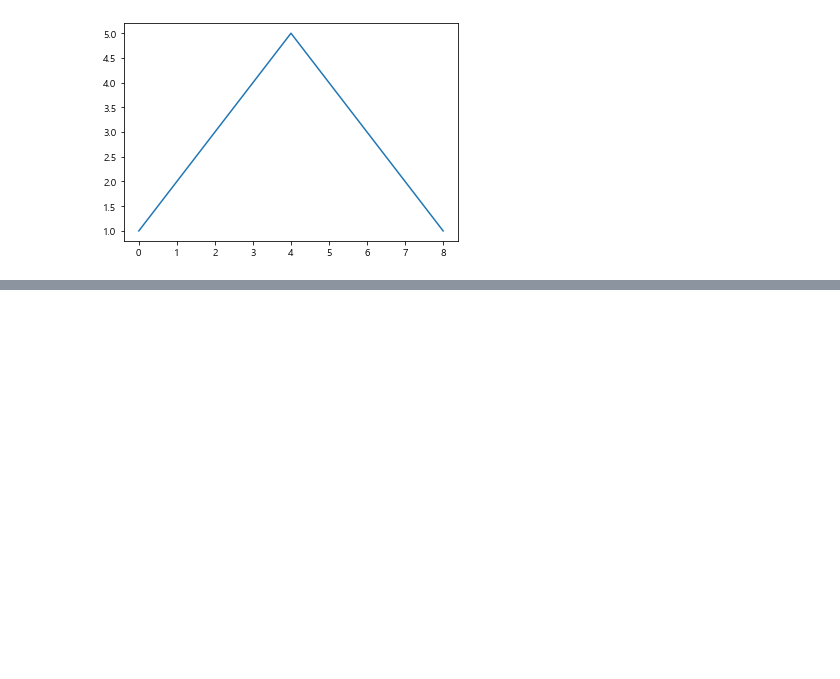
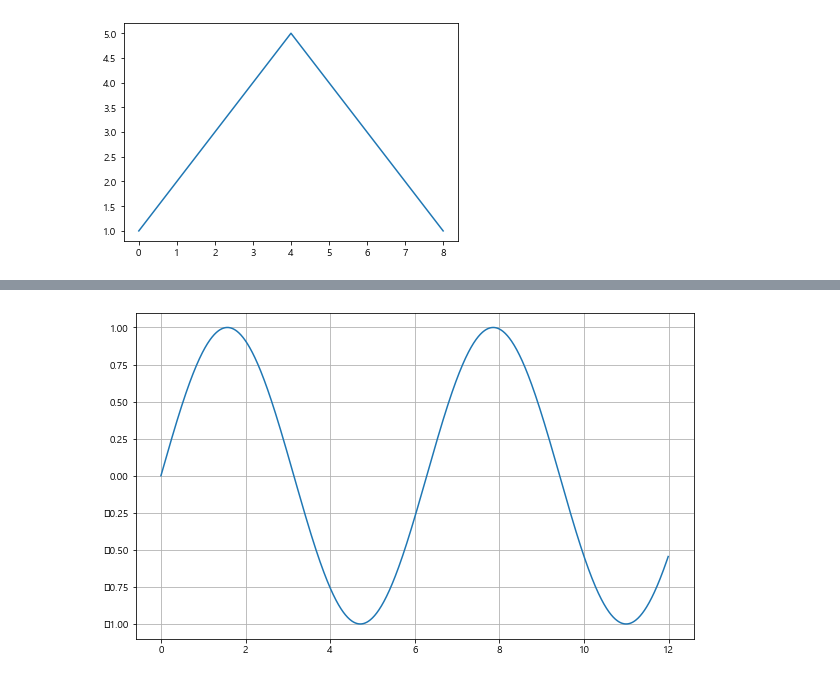
Before and after one commit to Jerrykim91/DataCollection_Study, a Jupyter notebook: analysis/pandas/basic/matplotlib_시각화기초.ipynb, the cells around one changed output, grey strips where cells are left out. Cells and saved outputs as stored; diff of their text form; code cells hidden in the pictures; blank space fills up the shorter version.

```diff
--- a/analysis/pandas/basic/matplotlib_시각화기초.ipynb
+++ b/analysis/pandas/basic/matplotlib_시각화기초.ipynb
@@ -19,0 +50,9 @@ import numpy as np
+# %%
+# 격자 무늬를 배치 => grid() 명령
+plt.figure( figsize=(10, 6) )
+plt.plot(x,y)
+#격자를 배치하고 출력한다.
+plt.grid()
+plt.show()
+# %% [output]
+[figure, added]
```
Also changed, not shown: parts of 18 cells of this notebook, 5 other files.
